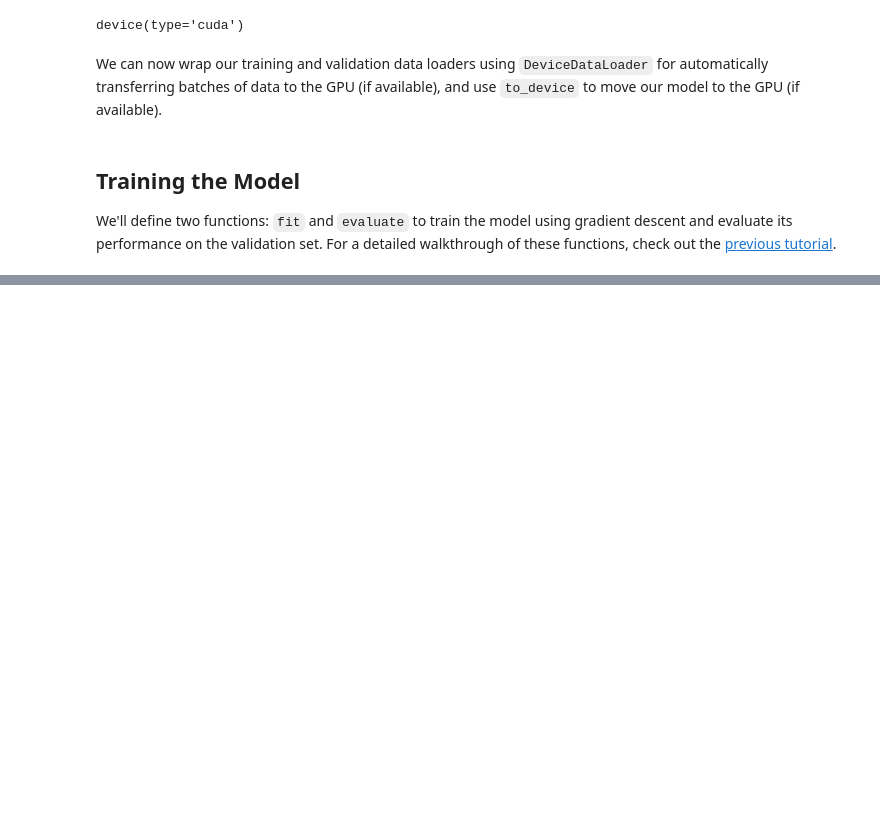
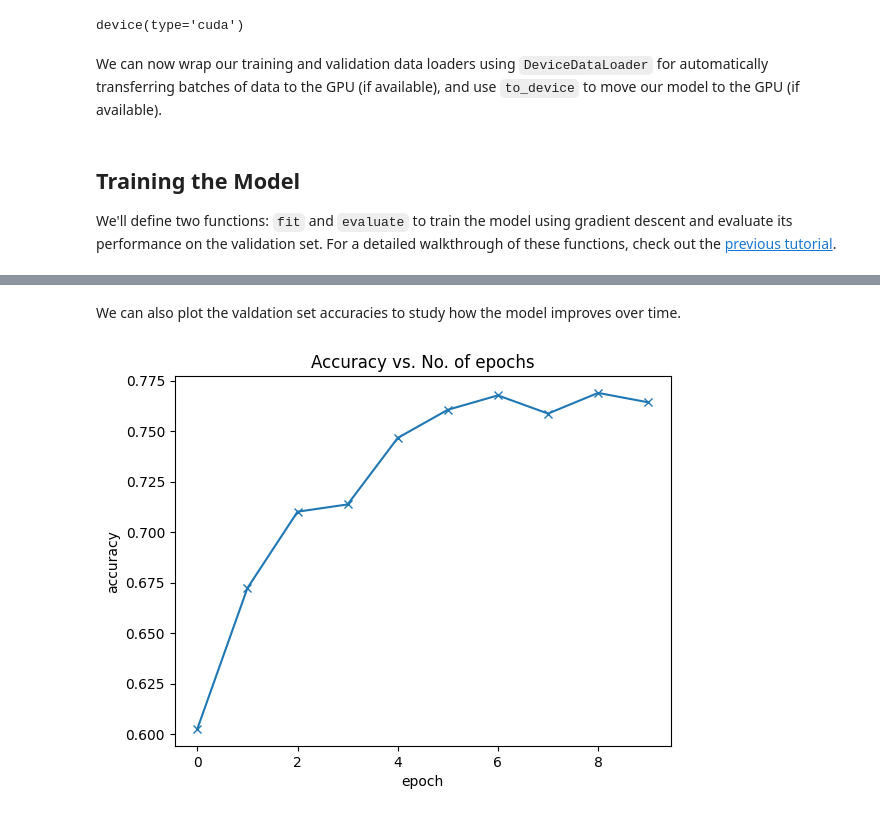
Before and after one commit to Asmit-Dhakal/pytorch_jovian, a Jupyter notebook: 05_cifar10_cnn.ipynb, the cells around one changed output, grey strips where cells are left out. Saved outputs shown, nothing was run; the diff lists cells and outputs as text; code cells hidden in the pictures; blank space fills up the shorter version.

```diff
--- a/05_cifar10_cnn.ipynb
+++ b/05_cifar10_cnn.ipynb
@@ -385,0 +414,2 @@ We'll define two functions: `fit` and `evaluate` to train the model using gradie
+# %%
+model = to_device(Cifar10CnnModel(), device)
@@ -385,0 +424,4 @@ We'll define two functions: `fit` and `evaluate` to train the model using gradie
+# %%
+num_epochs = 10
+opt_func = torch.optim.Adam
+lr = 0.001
@@ -385,0 +430,2 @@ We'll define two functions: `fit` and `evaluate` to train the model using gradie
+# %%
+history = fit(num_epochs, lr, model, train_dl, val_dl, opt_func)
@@ -385,0 +443,13 @@ We'll define two functions: `fit` and `evaluate` to train the model using gradie
+# %% [markdown]
+We can also plot the valdation set accuracies to study how the model improves over time.
+# %%
+def plot_accuracies(history):
+    accuracies = [x['val_acc'] for x in history]
+    plt.plot(accuracies, '-x')
+    plt.xlabel('epoch')
+    plt.ylabel('accuracy')
+    plt.title('Accuracy vs. No. of epochs');
+# %%
+plot_accuracies(history)
+# %% [output]
+[figure, added]
```
Also changed, not shown: parts of 24 cells of this notebook.
